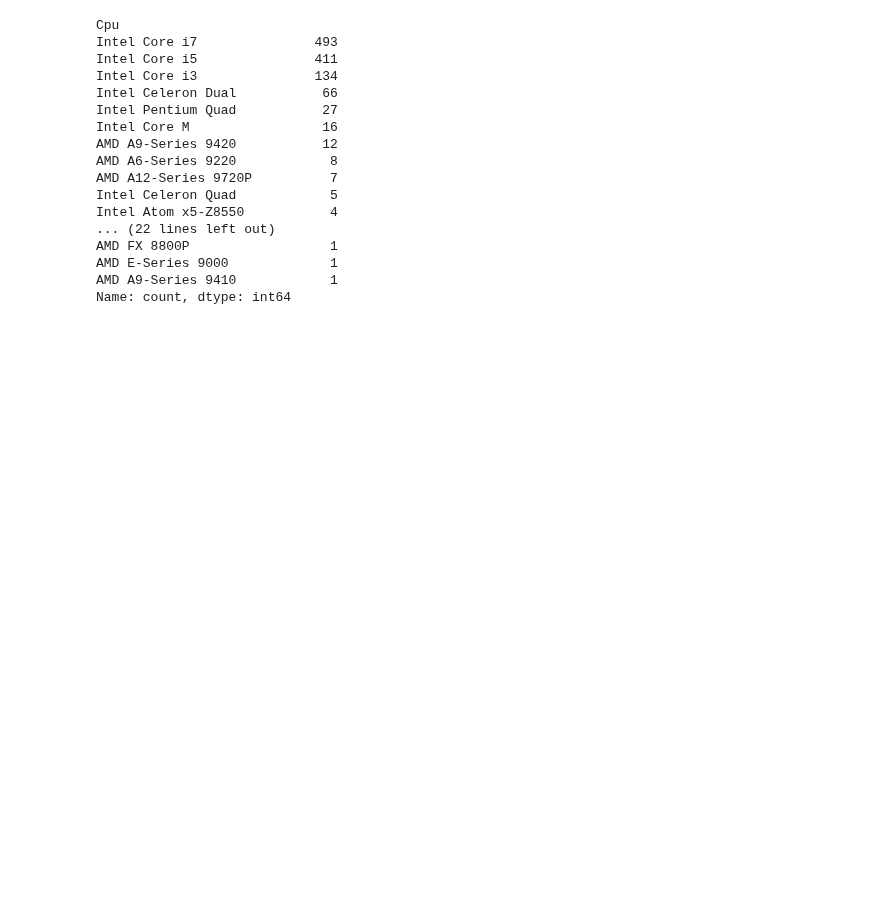
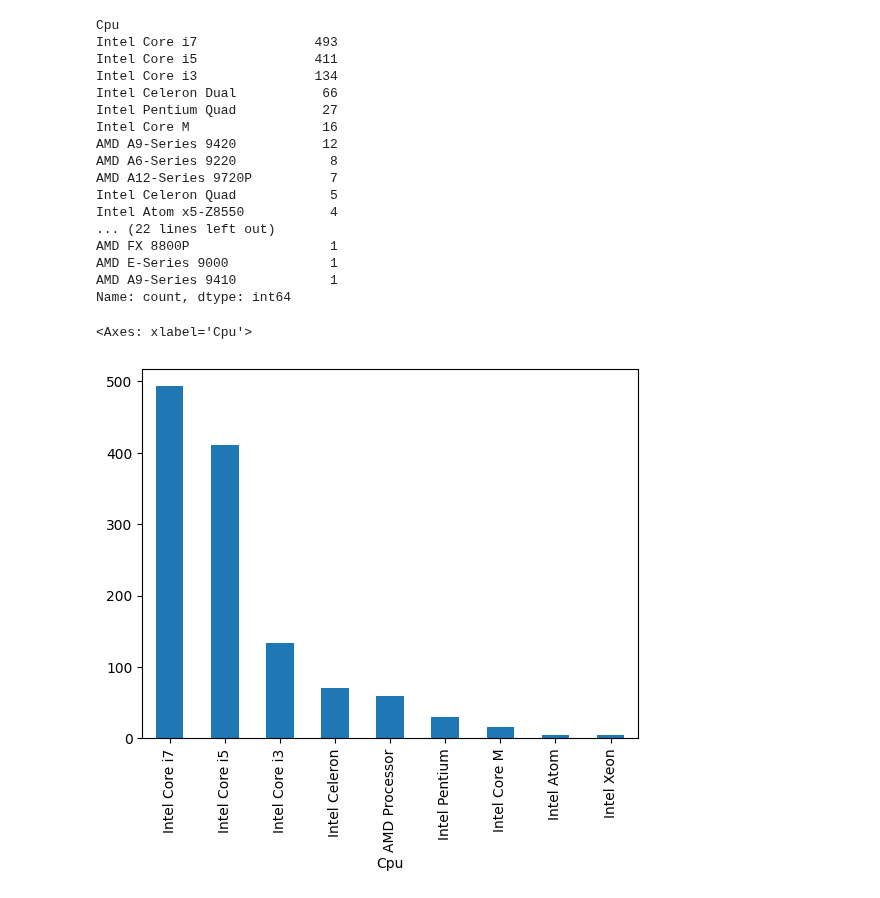
Before and after one commit to Avdhoot-Ukirde/Virtual-Environment-streamlit-Prediction-model, a Jupyter notebook: laptop.ipynb, the cells around one changed output. Drawn from its saved outputs; the diff is of its cells as text; code cells hidden in the pictures; blank space fills up the shorter version.

```diff
--- a/laptop.ipynb
+++ b/laptop.ipynb
@@ -207,3 +207,18 @@ AMD FX 8800P                  1
 AMD E-Series 9000             1
 AMD A9-Series 9410            1
 Name: count, dtype: int64
+# %%
+def series_of_Cpu(text):
+    if text=='Intel Core i7' or text=='Intel Core i5' or text=='Intel Core i3' or text== 'Intel Core M':
+        return text
+    elif text.split()[0]=="Intel":
+        return " ".join(text.split()[0:2])
+    else:
+        return "AMD Processor"
+# %%
+df['Cpu'] = df['Cpu'].apply(series_of_Cpu)
+# %%
+df['Cpu'].value_counts().plot(kind='bar')
+# %% [output]
+<Axes: xlabel='Cpu'>
+[figure, added]
```
Also changed, not shown: parts of 27 cells of this notebook.
